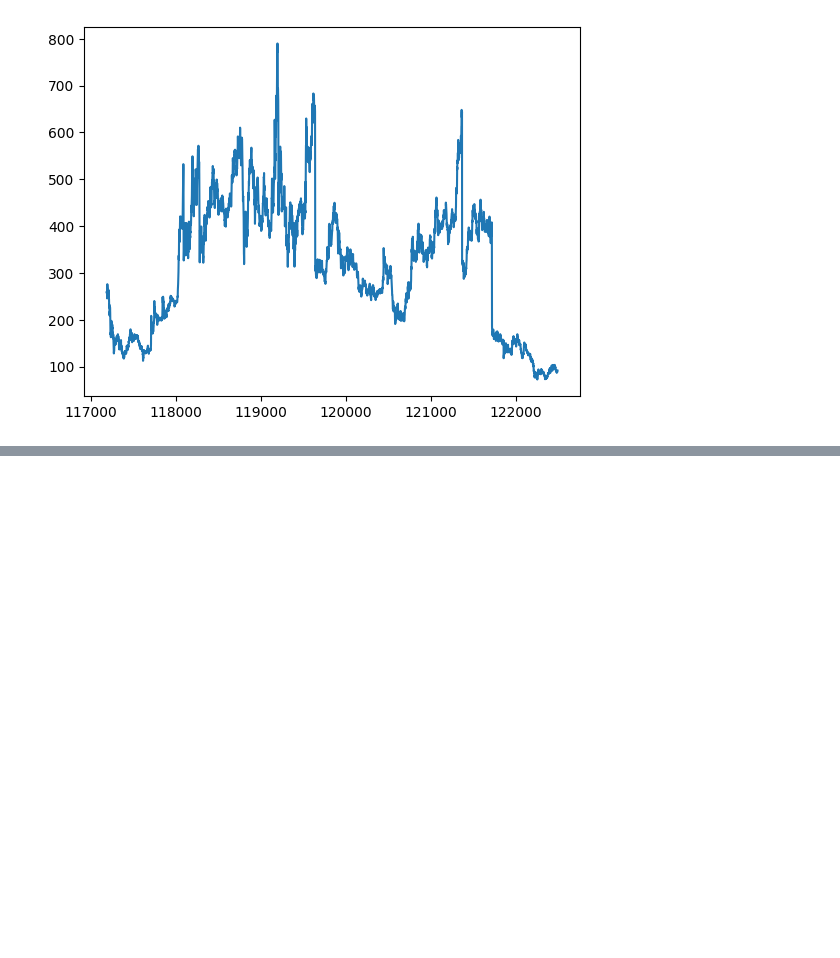
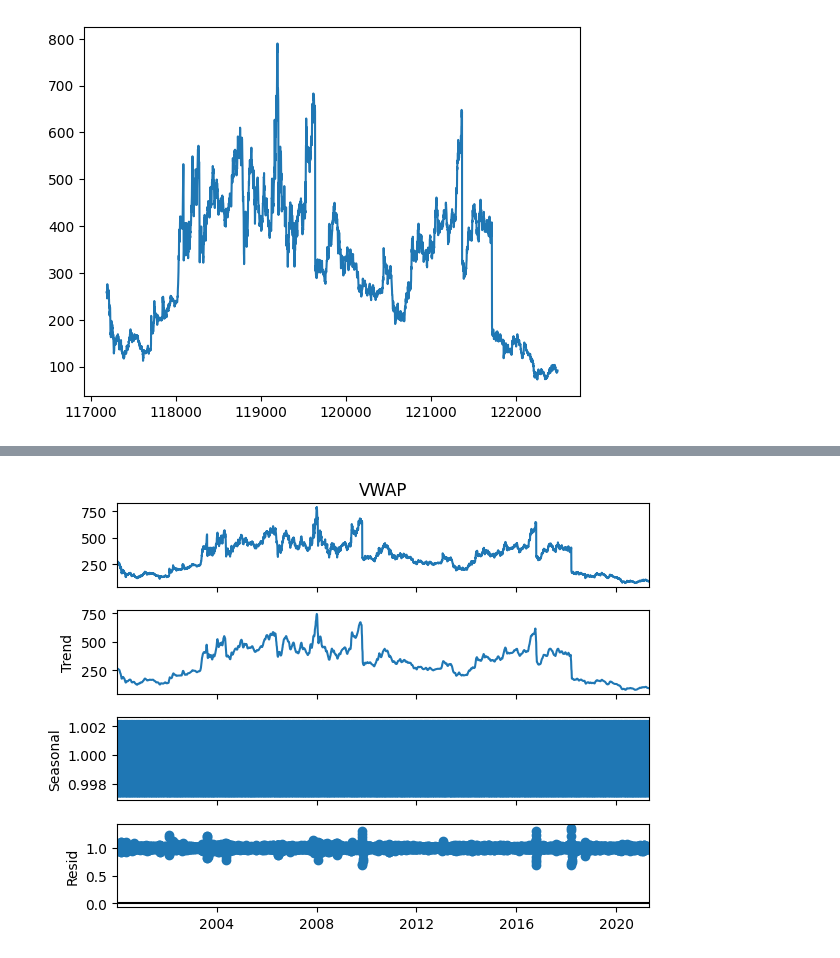
Before and after one commit to KOWSALYAAARU/test_app, a Jupyter notebook: Case_study_2.ipynb, the cells around one changed output, grey strips where cells are left out. Saved outputs shown, nothing was run; the diff lists cells and outputs as text; code cells hidden in the pictures; blank space fills up the shorter version.

```diff
--- a/Case_study_2.ipynb
+++ b/Case_study_2.ipynb
@@ -217,0 +252,6 @@ df1['VWAP'].plot()
+# %%
+decomposition = seasonal_decompose(df_f['VWAP'],model = 'multiplicative', period = 12)
+decomposition.plot()
+plt.show()
+# %% [output]
+[figure, added]
```
Also changed, not shown: parts of 7 cells of this notebook.
